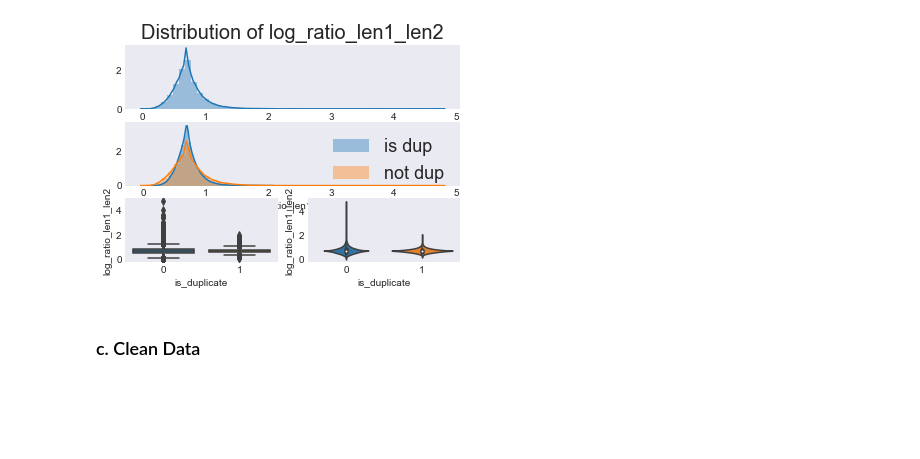
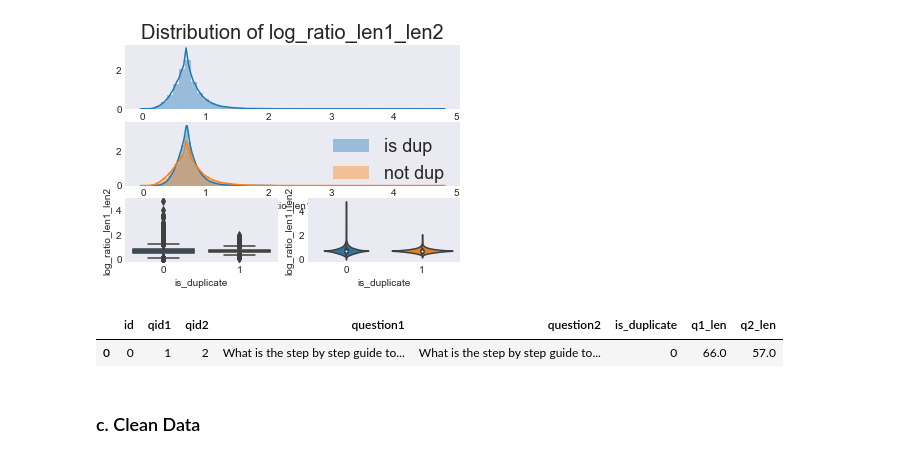
Before and after one commit to HaoDong96/MSCI641_NLP_QuoraDup, a Jupyter notebook: project.ipynb, the cells around one changed output. Cells and saved outputs as stored; diff of their text form; code cells hidden in the pictures; blank space fills up the shorter version.

```diff
--- a/project.ipynb
+++ b/project.ipynb
@@ -115,6 +115,12 @@ train_df['log_ratio_len1_len2'] = np.log(train_df['ratio_len1_len2'] + 1)
 plot_real_feature('log_ratio_len1_len2')
 # %% [output]
 [figure]
+# %%
+train_df.drop(['abs_diff_len1_len2', 'log_abs_diff_len1_len2', 'ratio_len1_len2', 'log_ratio_len1_len2'], inplace=True, axis=1)
+train_df.head(1)
+# %% [output]
+|  | id | qid1 | qid2 | question1 | question2 | is_duplicate | q1_len | q2_len |
+| 0 | 0 | 1 | 2 | What is the step by step guide to... | What is the step by step guide to... | 0 | 66.0 | 57.0 |
 # %% [markdown]
 ### c. Clean Data
 # %%
```
Also changed, not shown: parts of 10 cells of this notebook.
